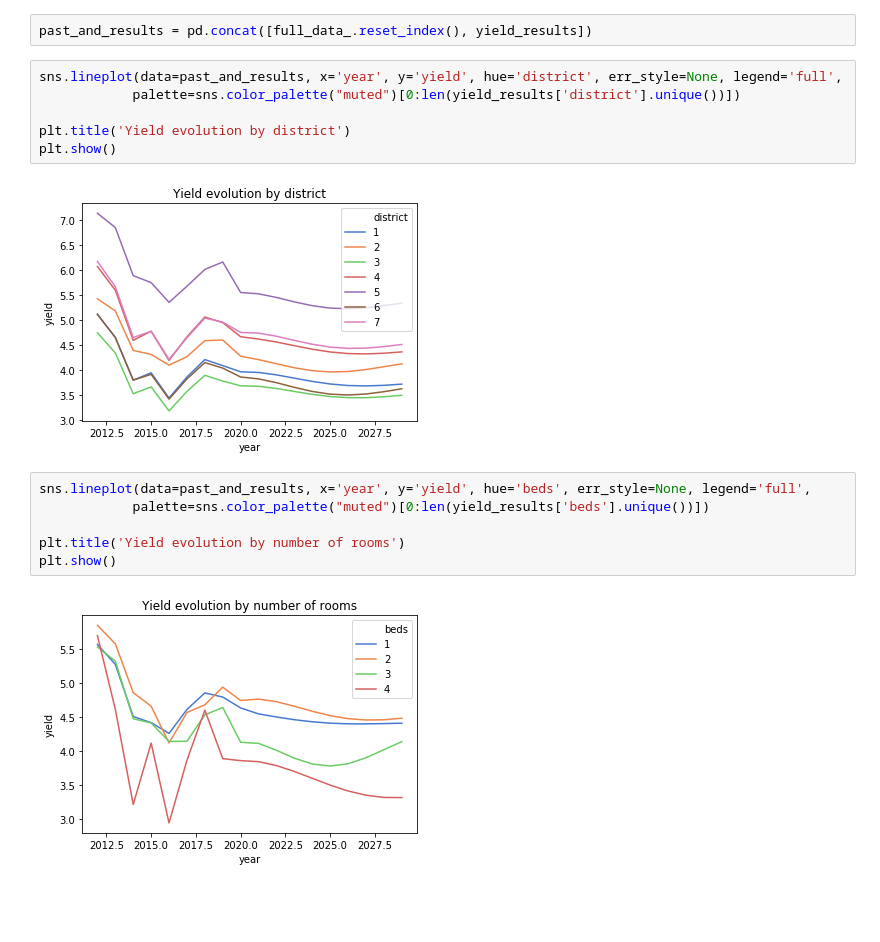
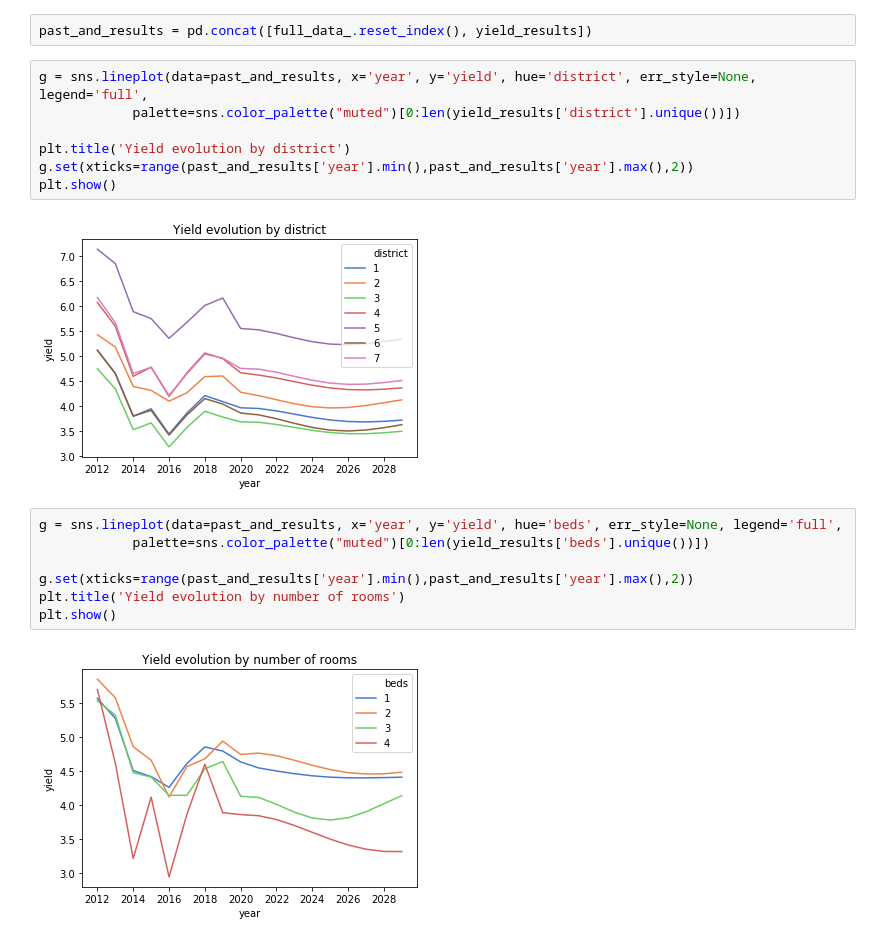
Before and after one commit to angelrureLurtis/LondonNW6, a Jupyter notebook: Part 2 Forecasting Prices and Rents.ipynb, the cells around one changed output. Cells and saved outputs as stored; diff of their text form; blank space fills up the shorter version.

```diff
--- a/Part 2 Forecasting Prices and Rents.ipynb
+++ b/Part 2 Forecasting Prices and Rents.ipynb
@@ -1108,18 +1108,20 @@ yield_results
 # %%
 past_and_results = pd.concat([full_data_.reset_index(), yield_results])
 # %%
-sns.lineplot(data=past_and_results, x='year', y='yield', hue='district', err_style=None, legend='full',
+g = sns.lineplot(data=past_and_results, x='year', y='yield', hue='district', err_style=None, legend='full',
             palette=sns.color_palette("muted")[0:len(yield_results['district'].unique())])
 
 plt.title('Yield evolution by district')
+g.set(xticks=range(past_and_results['year'].min(),past_and_results['year'].max(),2))
 plt.show()
 # %% [output]
-[figure, old version]
+[figure, new version]
 # %%
-sns.lineplot(data=past_and_results, x='year', y='yield', hue='beds', err_style=None, legend='full',
+g = sns.lineplot(data=past_and_results, x='year', y='yield', hue='beds', err_style=None, legend='full',
             palette=sns.color_palette("muted")[0:len(yield_results['beds'].unique())])
 
+g.set(xticks=range(past_and_results['year'].min(),past_and_results['year'].max(),2))
 plt.title('Yield evolution by number of rooms')
 plt.show()
 # %% [output]
-[figure, old version]
+[figure, new version]
```
Also changed, not shown: parts of 12 cells of this notebook.
